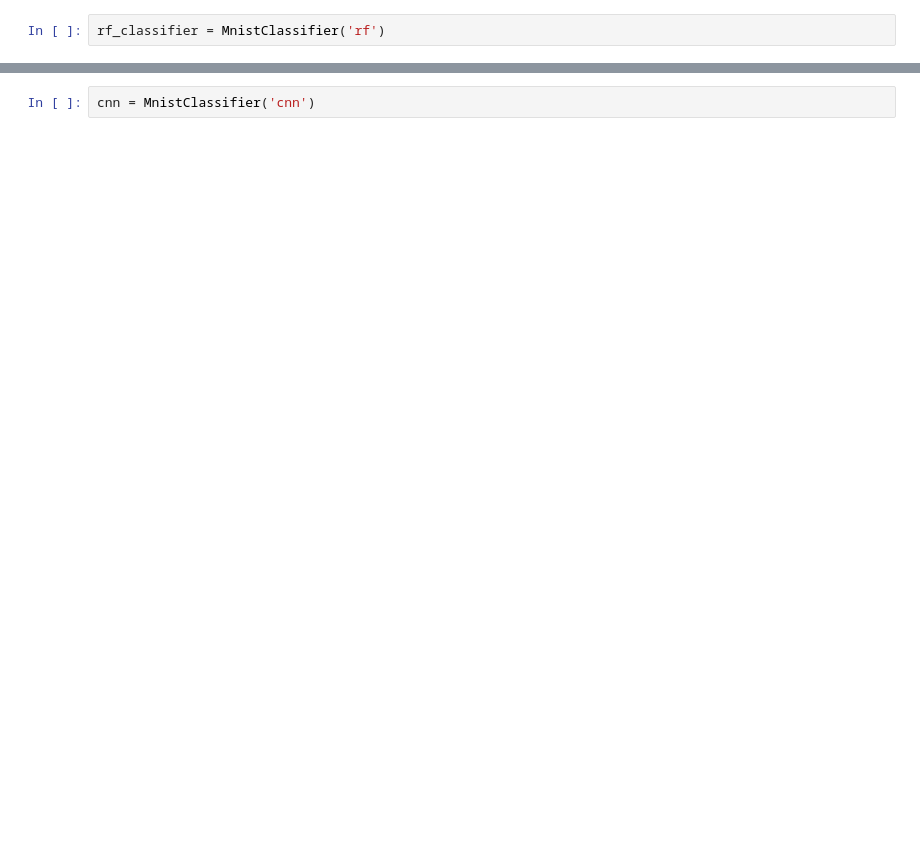
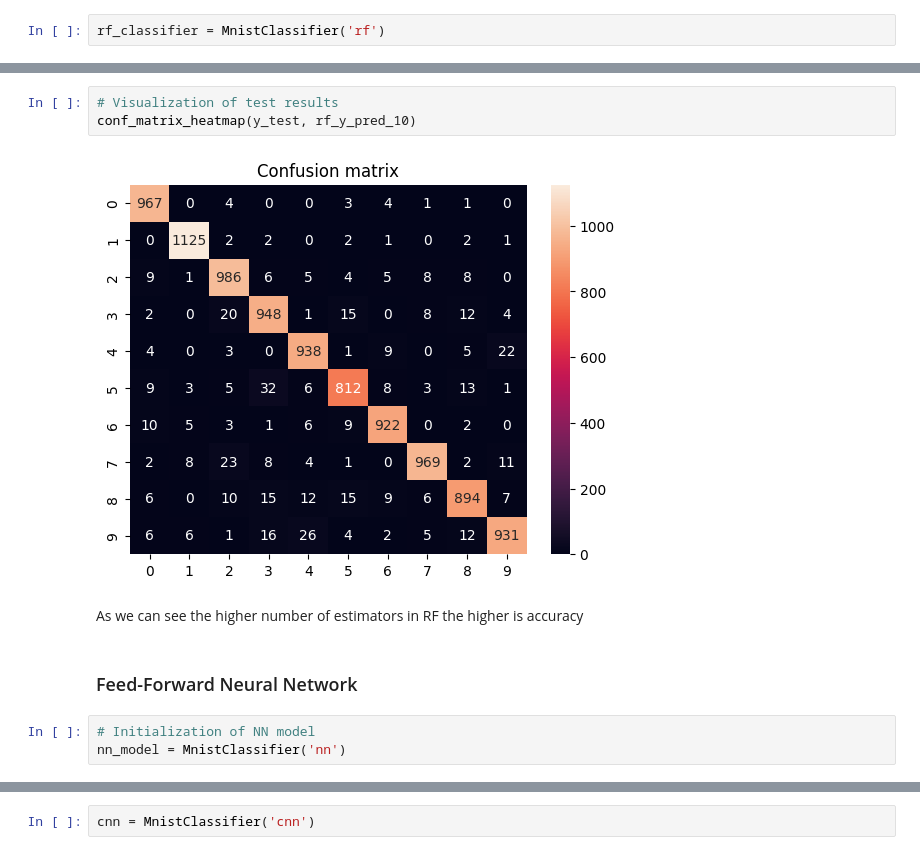
Before and after one commit to MykhailoHordun/Winstars_test_task, a Jupyter notebook: task_1/demo.ipynb, the cells around one changed output, grey strips where cells are left out. Drawn from its saved outputs; the diff is of its cells as text; blank space fills up the shorter version.

```diff
--- a/task_1/demo.ipynb
+++ b/task_1/demo.ipynb
@@ -73,0 +82,12 @@ accuracy_score(y_train, new_model.predict(x_train))
+# %%
+# Visualization of test results
+conf_matrix_heatmap(y_test, rf_y_pred_10)
+# %% [output]
+[figure, added]
+# %% [markdown]
+As we can see the higher number of estimators in RF the higher is accuracy
+# %% [markdown]
+### Feed-Forward Neural Network
+# %%
+# Initialization of NN model
+nn_model = MnistClassifier('nn')
```
Also changed, not shown: parts of 40 cells of this notebook, 1 other file.
